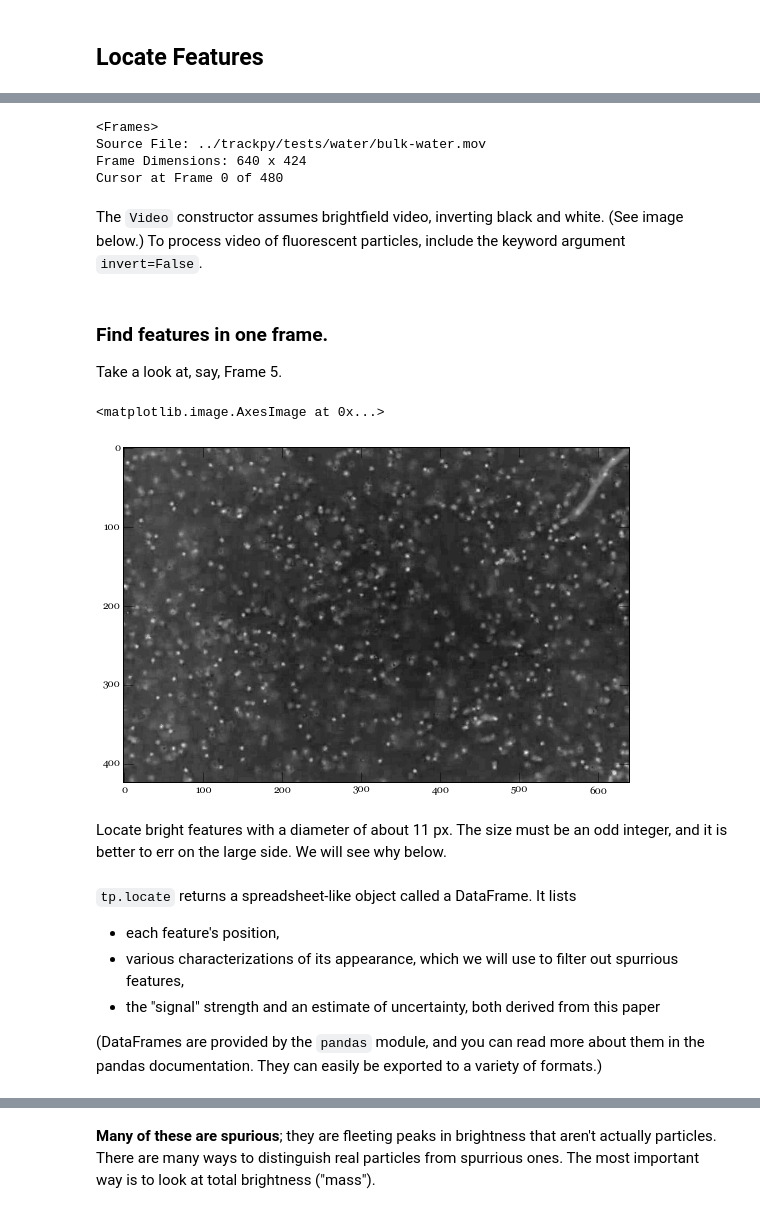
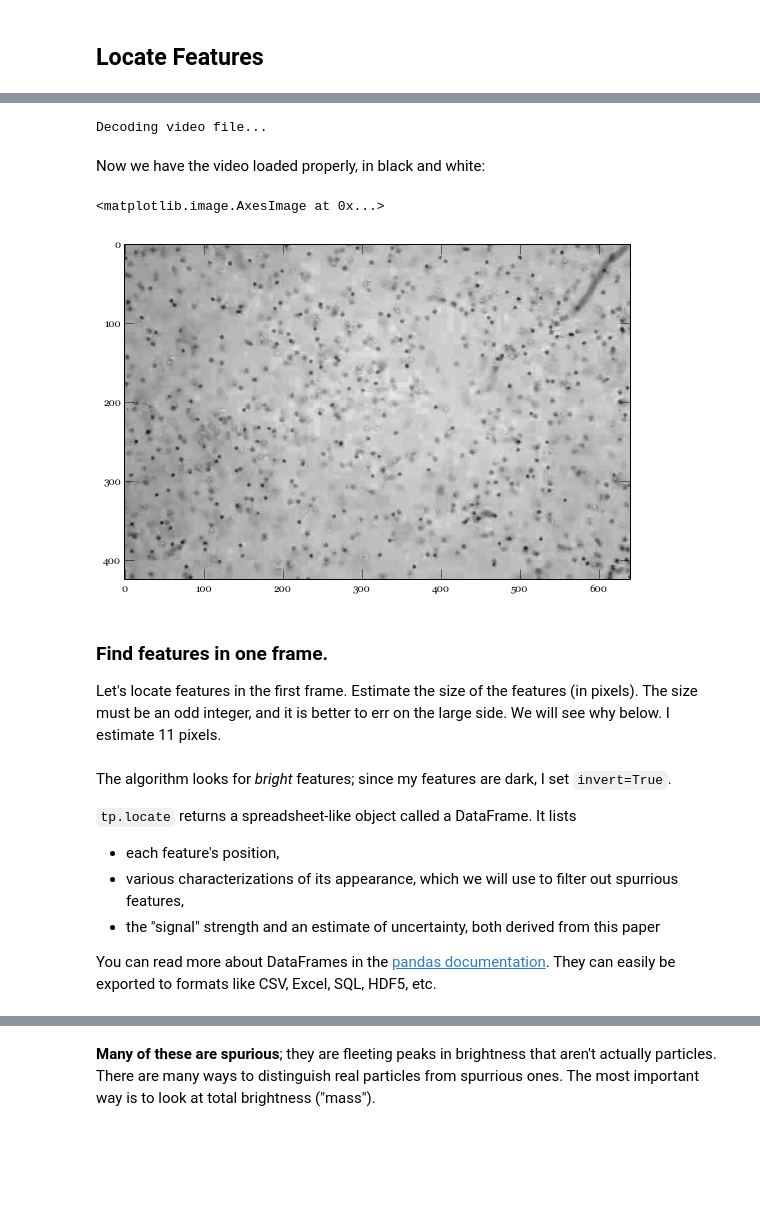
Before and after one commit to soft-matter/trackpy, a Jupyter notebook: examples/walkthrough.ipynb, the cells around one changed output, grey strips where cells are left out. Drawn from its saved outputs; the diff is of its cells as text; code cells hidden in the pictures; blank space fills up the shorter version.

Commit message:
DOC: Update walkthrough tutorial to latest PIMS and trackpy API.
More work needed -- should mention new features --
but there is nothing incorrect here.

```diff
--- a/examples/walkthrough.ipynb
+++ b/examples/walkthrough.ipynb
@@ -26,22 +46,19 @@ Load a video file as a frames. This object is an iterator that returns a frame e
 # %%
-frames = tp.Video('../trackpy/tests/water/bulk-water.mov')
+def gray(image):
+    return image[:, :, 0]
+
+frames = tp.Video('../trackpy/tests/water/bulk-water.mov', process_func=gray)
+# %% [output]
+Decoding video file...
-# %%
-frames
-# %% [output]
-<Frames>
-Source File: ../trackpy/tests/water/bulk-water.mov
-Frame Dimensions: 640 x 424
-Cursor at Frame 0 of 480
-# %% [markdown]
-The ``Video`` constructor assumes brightfield video, inverting black and white. (See image below.) To process video of fluorescent particles, include the keyword argument ``invert=False``.
-# %% [markdown]
-### Find features in one frame.
-Take a look at, say, Frame 5.
+# %% [markdown]
+Now we have the video loaded properly, in black and white:
 # %%
-plt.imshow(frames[5])
+plt.imshow(frames[0])
 # %% [output]
 <matplotlib.image.AxesImage at 0x...>
-[figure, old version]
+[figure, new version]
 # %% [markdown]
-Locate bright features with a diameter of about 11 px. The size must be an odd integer, and it is better to err on the large side. We will see why below.
+### Find features in one frame.
+
+Let's locate features in the first frame. Estimate the size of the features (in pixels). The size must be an odd integer, and it is better to err on the large side. We will see why below. I estimate 11 pixels.
 # %%
@@ -49,11 +66,13 @@ f = tp.locate(frames[5], 11)
 # %% [markdown]
+The algorithm looks for *bright* features; since my features are dark, I set ``invert=True``.
+
 ``tp.locate`` returns a spreadsheet-like object called a DataFrame. It lists
 
 * each feature's position,
 * various characterizations of its appearance, which we will use to filter out spurrious features,
 * the "signal" strength and an estimate of uncertainty, both derived from this paper
 
-(DataFrames are provided by the ``pandas`` module, and you can read more about them in the pandas documentation. They can easily be exported to a variety of formats.)
+You can read more about DataFrames in the [pandas documentation](pandas.pydata.org/pandas-docs/stable/). They can easily be exported to formats like CSV, Excel, SQL, HDF5, etc.
 # %%
 f.head() # shows the first few rows of data
 # %% [output]
```
Also changed, not shown: parts of 34 cells of this notebook.
